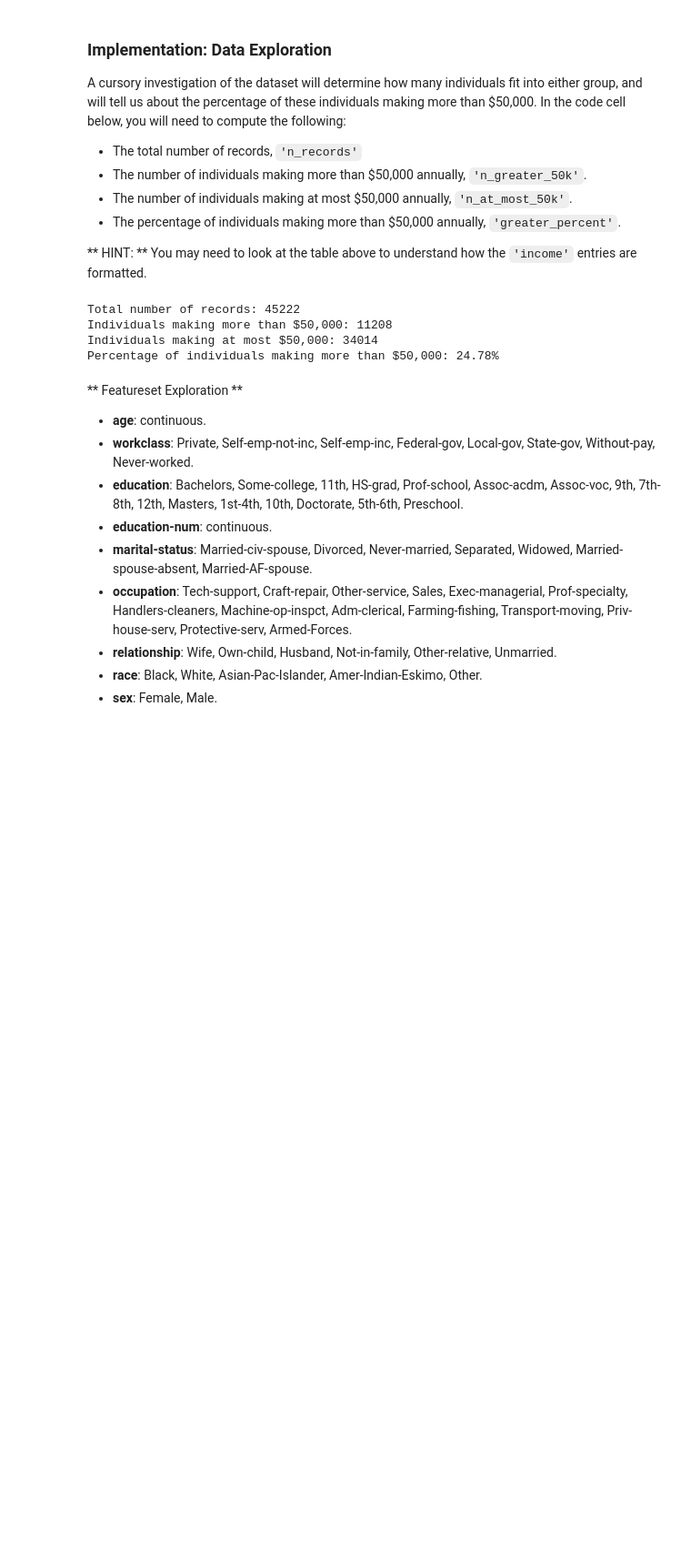
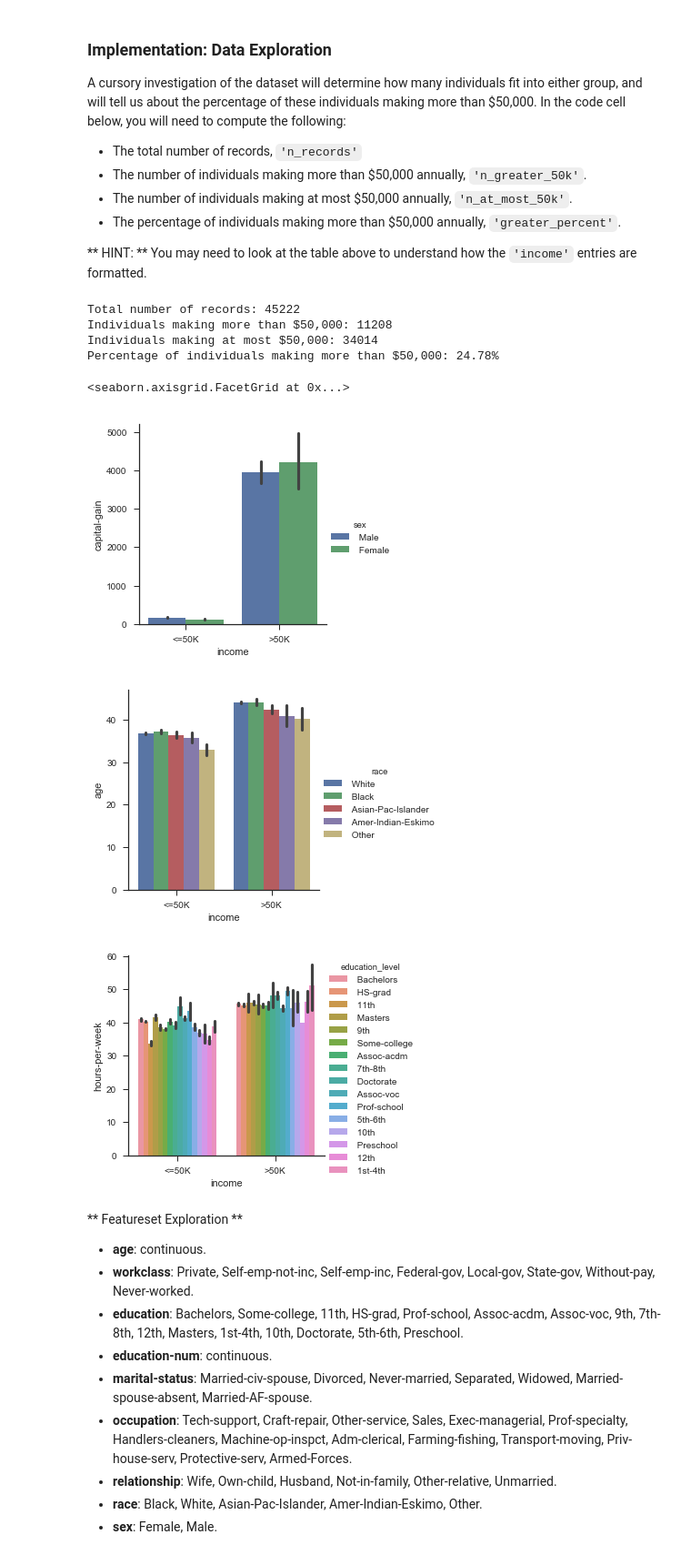
Before and after one commit to AlishaOne/finding_donors, a Jupyter notebook: finding_donors.ipynb, the cells around one changed output. Shown at 91% size. Saved outputs shown, nothing was run; the diff lists cells and outputs as text; code cells hidden in the pictures; blank space fills up the shorter version.

```diff
--- a/finding_donors.ipynb
+++ b/finding_donors.ipynb
@@ -51,26 +51,36 @@ A cursory investigation of the dataset will determine how many individuals fit i
 # %%
 # TODO: Total number of records
 n_records = data.shape[0]
 
 # TODO: Number of records where individual's income is more than $50,000
 n_greater_50k = data[data.income == '>50K'].shape[0]
 
 # TODO: Number of records where individual's income is at most $50,000
 n_at_most_50k = data[data.income == '<=50K'].shape[0]
 
 # TODO: Percentage of individuals whose income is more than $50,000
 greater_percent = float(n_greater_50k) / float(n_records) * 100
 
 # Print the results
 print "Total number of records: {}".format(n_records)
 print "Individuals making more than $50,000: {}".format(n_greater_50k)
 print "Individuals making at most $50,000: {}".format(n_at_most_50k)
 print "Percentage of individuals making more than $50,000: {:.2f}%".format(greater_percent)
+
+#Some factorplots to explore the dataset
+import seaborn as sns
+sns.factorplot('income','capital-gain',hue='sex',data = data, kind = 'bar')
+sns.factorplot('income','age',hue='race',data = data, kind = 'bar')
+sns.factorplot('income','hours-per-week',hue='education_level',data = data, kind = 'bar')
 # %% [output]
 Total number of records: 45222
 Individuals making more than $50,000: 11208
 Individuals making at most $50,000: 34014
 Percentage of individuals making more than $50,000: 24.78%
+<seaborn.axisgrid.FacetGrid at 0x...>
+[figure, added]
+[figure, added]
+[figure, added]
 # %% [markdown]
 ** Featureset Exploration **
 
```
Also changed, not shown: parts of 13 cells of this notebook, 1 other file.
